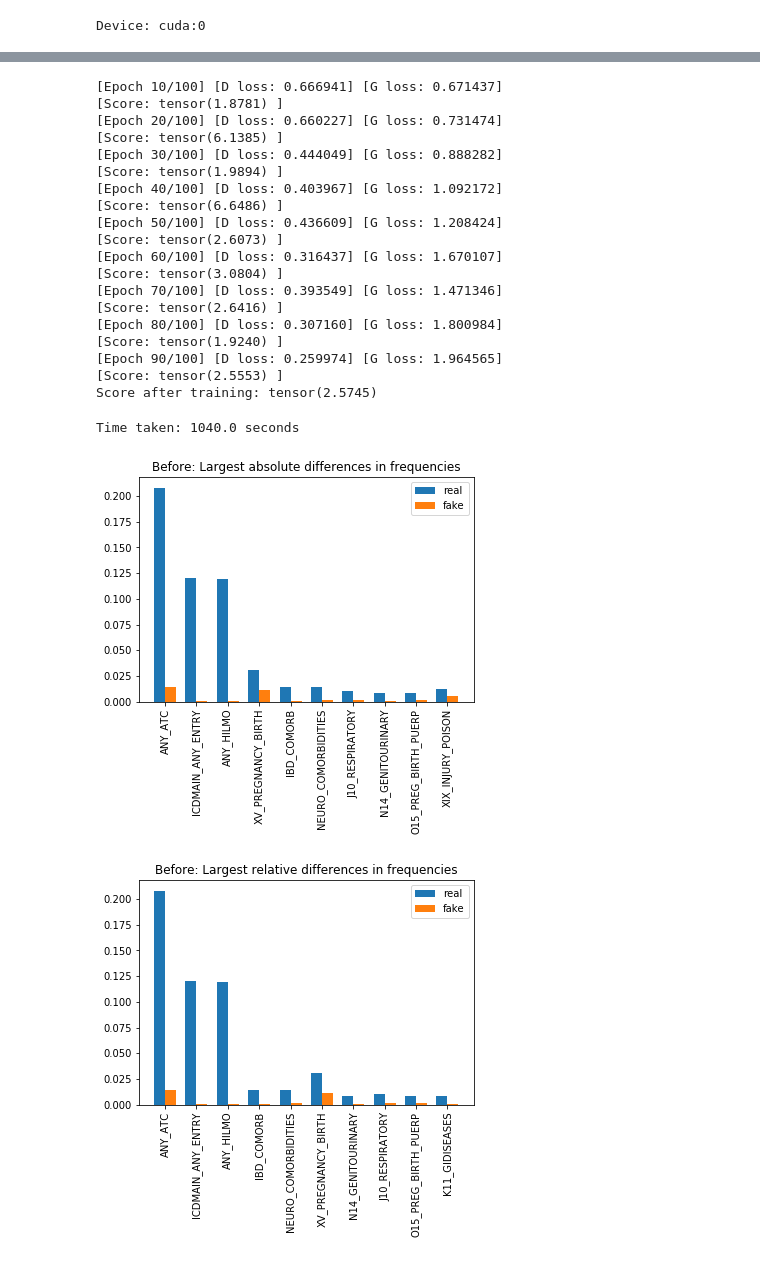
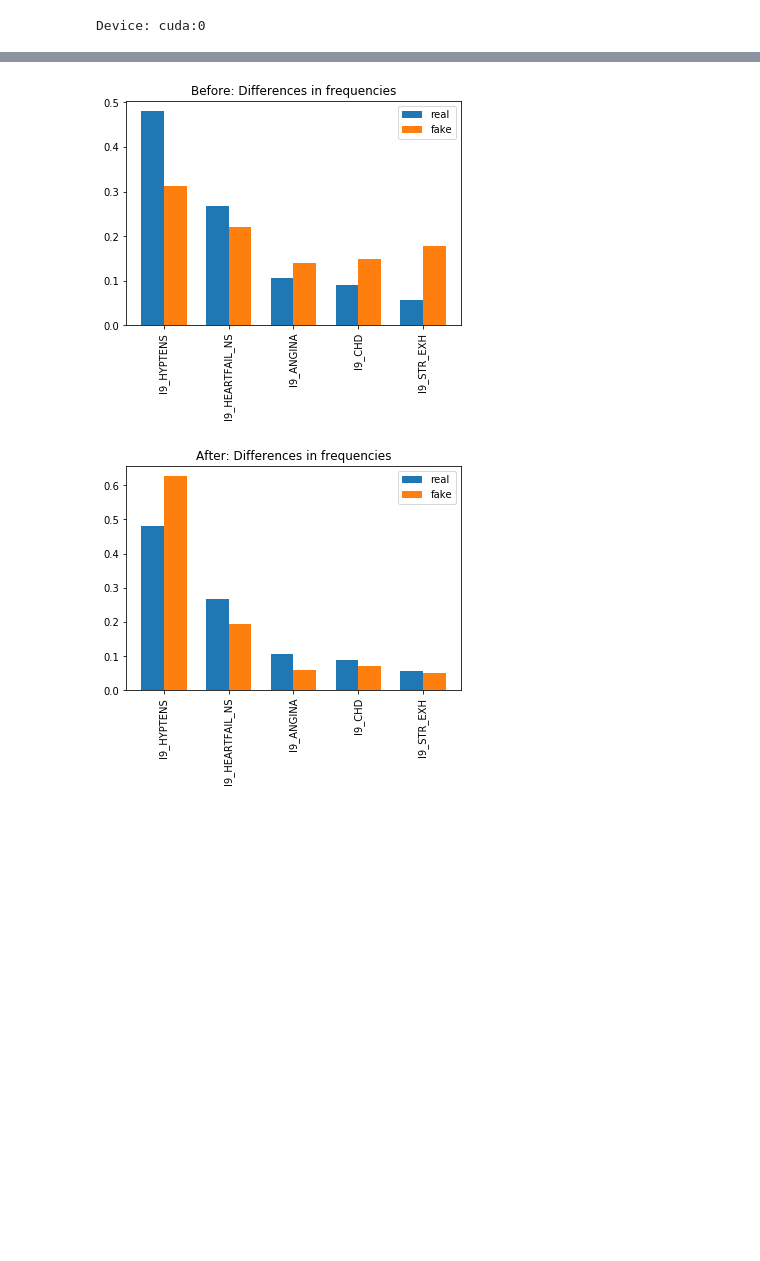
Before and after one commit to dsgelab/FinnGAN, a Jupyter notebook: main.ipynb, the cells around one changed output, grey strips where cells are left out. Cells and saved outputs as stored; diff of their text form; code cells hidden in the pictures; blank space fills up the shorter version.

```diff
--- a/main.ipynb
+++ b/main.ipynb
@@ -51,13 +51,13 @@ def reduce_icd(icd_full):
     return icd_full[:2]
 
 def get_distribution(data, field, vocab_size, fake = True):
-    counts = torch.zeros(vocab_size)
+    counts = torch.zeros(vocab_size - 2)
 
-    for i in range(vocab_size):
+    for i in range(2, vocab_size):
         if fake:
-            counts[i] = torch.sum(data == i)
+            counts[i - 2] = torch.sum(data == i)
         else:
-            counts[i] = field.vocab.freqs[field.vocab.itos[i]]
+            counts[i - 2] = field.vocab.freqs[field.vocab.itos[i]]
 
     freqs = counts / torch.sum(counts)
 
@@ -67,12 +67,19 @@ def get_distribution(data, field, vocab_size, fake = True):
 
 filename = 'data/FINNGEN_ENDPOINTS_DF3_longitudinal_V1_for_SandBox.txt.gz'
 
-events = pd.read_csv(filename, compression = 'infer', sep='\t', nrows = 2_000_000) #
+endpoints = ['I9_HYPTENS', 'I9_ANGINA', 'I9_HEARTFAIL_NS', 'I9_STR_EXH', 'I9_CHD']
+
+events = pd.read_csv(filename, compression = 'infer', sep='\t', nrows = 9_000_000)
 
 print(events.columns)
+
+# include all endpoints in a list
+events = events[events['ENDPOINT'].isin(endpoints)]
+events = events.groupby('FINNGENID').filter(lambda x: len(x) > 1)
 
 subjects = events['FINNGENID'].unique()
 n_individuals = len(subjects)
 print(n_individuals)
+print(events['ENDPOINT'].unique())
 # %% [output]
 Index(['FINNGENID', 'EVENT_AGE', 'EVENT_YEAR', 'ENDPOINT'], dtype='object')
@@ -108,5 +116,5 @@ Wall time: 991 ms
 # %%
-max_sequence_length = 15
+max_sequence_length = 5
 
 sequence_length = min(events.groupby('FINNGENID').apply(lambda x: len(x)).max(), max_sequence_length)
 print(sequence_length)
@@ -260,0 +311,10 @@ torch.Size([205, 15])
+# %%
+%%time
+
+iterator = Iterator(train, batch_size = len(train_sequences))
+
+transition_count1, transition_freq1 = get_transition_matrix(next(iter(iterator)).ENDPOINTS.transpose(0, 1), vocab_size, d = 1)
+transition_count2, transition_freq2 = get_transition_matrix(next(iter(val_iter)).ENDPOINTS.transpose(0, 1), vocab_size, d = 1)
+
+print(transition_freq1)
+print(transition_freq2)
@@ -617,7 +784,7 @@ start_time = time.time()
 mem_slots = 1
 head_size = 6
 embed_size = 10
-temperature = 50
+temperature = 5
 num_heads = 10
 num_blocks = 6
 
@@ -641,20 +808,20 @@ counts_fake2, _ = get_fake_distribution(G, train_data[:, :1])
 counts_fake = counts_fake1 + counts_fake2
 freqs_fake = counts_fake / torch.sum(counts_fake)
 
-N = 10
+N_max = 10
 prefix = 'Before:'
 
-save_relative_and_absolute(freqs, freqs_fake, counts, counts_fake, prefix, N)
+save_relative_and_absolute(freqs, freqs_fake, counts, counts_fake, vocab_size, prefix, N_max)
 
 
 
 batch_size = 64
-n_epochs = 100
-print_step = n_epochs // 10
+n_epochs = 3
+print_step = max(n_epochs // 10, 1)
 lr = 1e-4
 
 # Train the GAN
-scores = train_GAN(G, D, train, val_iter, batch_size, vocab_size, sequence_length, n_epochs, lr, temperature, print_step)
+scores1, scores2, scores3 = train_GAN(G, D, train, val_iter, batch_size, vocab_size, sequence_length, n_epochs, lr, temperature, print_step)
 
 
 
@@ -666,7 +833,7 @@ freqs_fake = counts_fake / torch.sum(counts_fake)
 
 prefix = 'After:'
 
-save_relative_and_absolute(freqs, freqs_fake, counts, counts_fake, prefix, N)
+save_relative_and_absolute(freqs, freqs_fake, counts, counts_fake, vocab_size, prefix, N_max)
 
 print('Time taken:', round_to_n(time.time() - start_time, n = 3), 'seconds')
 # %% [output]
@@ -681,22 +857,2 @@ pretraining complete
-[Epoch 10/100] [D loss: 0.666941] [G loss: 0.671437]
-[Score: tensor(1.8781) ]
-[Epoch 20/100] [D loss: 0.660227] [G loss: 0.731474]
-[Score: tensor(6.1385) ]
-[Epoch 30/100] [D loss: 0.444049] [G loss: 0.888282]
-[Score: tensor(1.9894) ]
-[Epoch 40/100] [D loss: 0.403967] [G loss: 1.092172]
-[Score: tensor(6.6486) ]
-[Epoch 50/100] [D loss: 0.436609] [G loss: 1.208424]
-[Score: tensor(2.6073) ]
-[Epoch 60/100] [D loss: 0.316437] [G loss: 1.670107]
-[Score: tensor(3.0804) ]
-[Epoch 70/100] [D loss: 0.393549] [G loss: 1.471346]
-[Score: tensor(2.6416) ]
-[Epoch 80/100] [D loss: 0.307160] [G loss: 1.800984]
-[Score: tensor(1.9240) ]
-[Epoch 90/100] [D loss: 0.259974] [G loss: 1.964565]
-[Score: tensor(2.5553) ]
-Score after training: tensor(2.5745)
-Time taken: 1040.0 seconds
-[figure, old version]
+[figure, new version]
-[figure, old version]
+[figure, new version]
```
Also changed, not shown: parts of 23 cells of this notebook.
